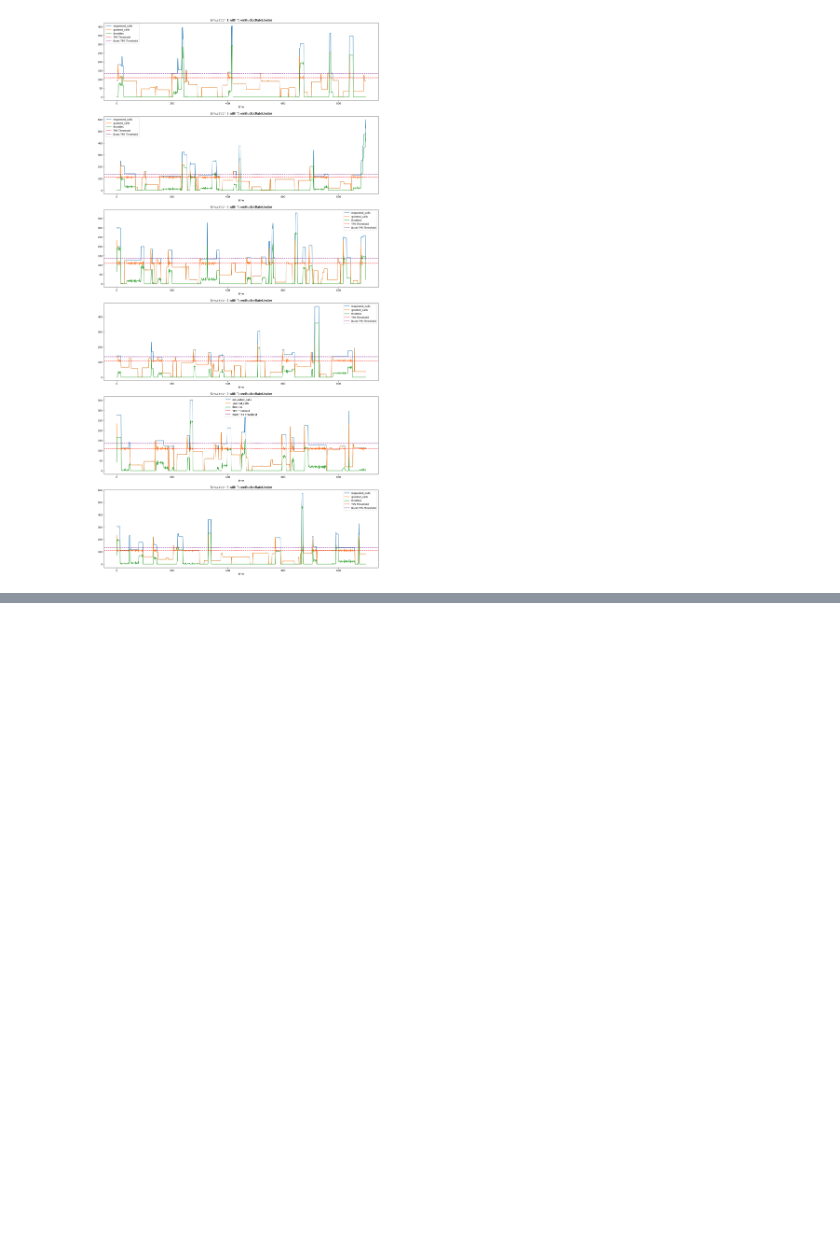
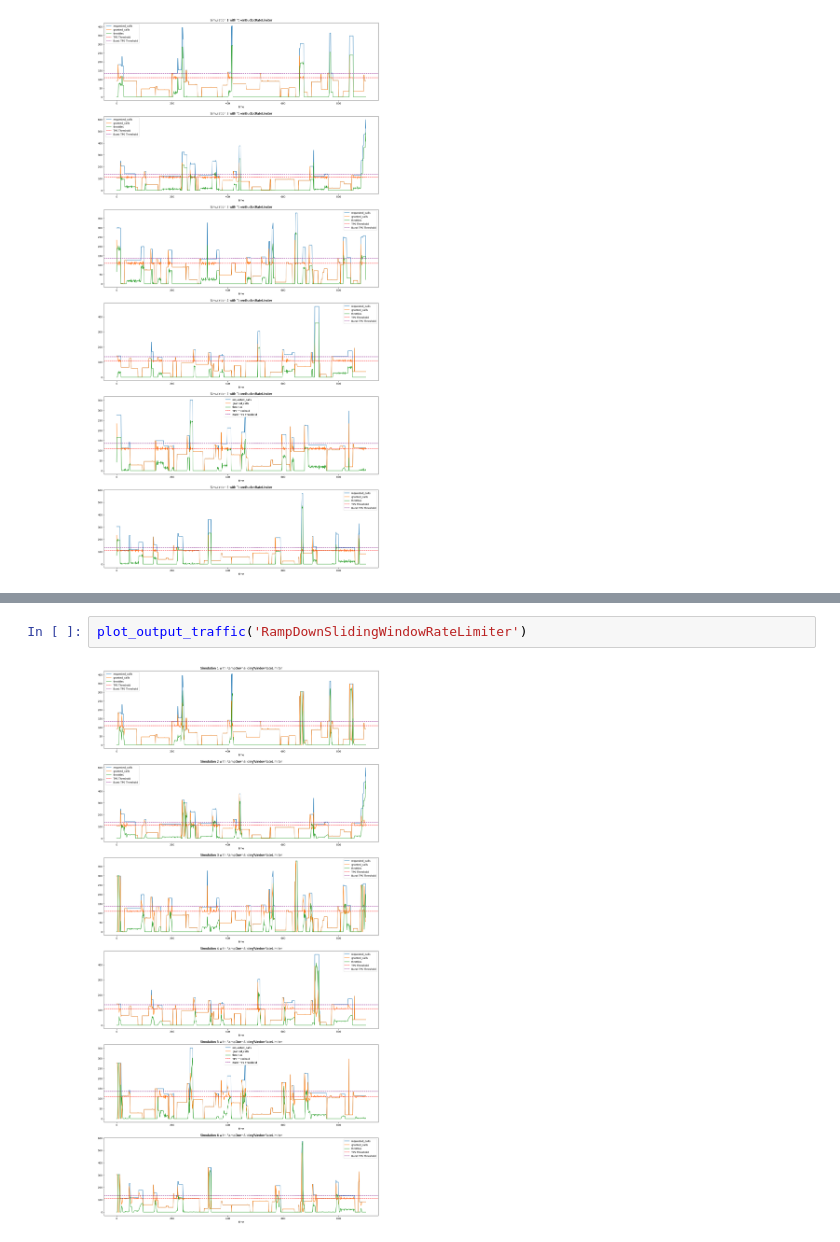
Before and after one commit to Dicee/algorithmicProblems, a Jupyter notebook: src/main/java/miscellaneous/throttler/analysis.ipynb, the cells around one changed output, grey strips where cells are left out. Drawn from its saved outputs; the diff is of its cells as text; blank space fills up the shorter version.

```diff
--- a/src/main/java/miscellaneous/throttler/analysis.ipynb
+++ b/src/main/java/miscellaneous/throttler/analysis.ipynb
@@ -71,0 +72,4 @@ plot_output_traffic('SlidingWindowRateLimiter')
+# %%
+plot_output_traffic('RampDownSlidingWindowRateLimiter')
+# %% [output]
+[figure, added]
```
Also changed, not shown: parts of 2 cells of this notebook, 1 other file.
